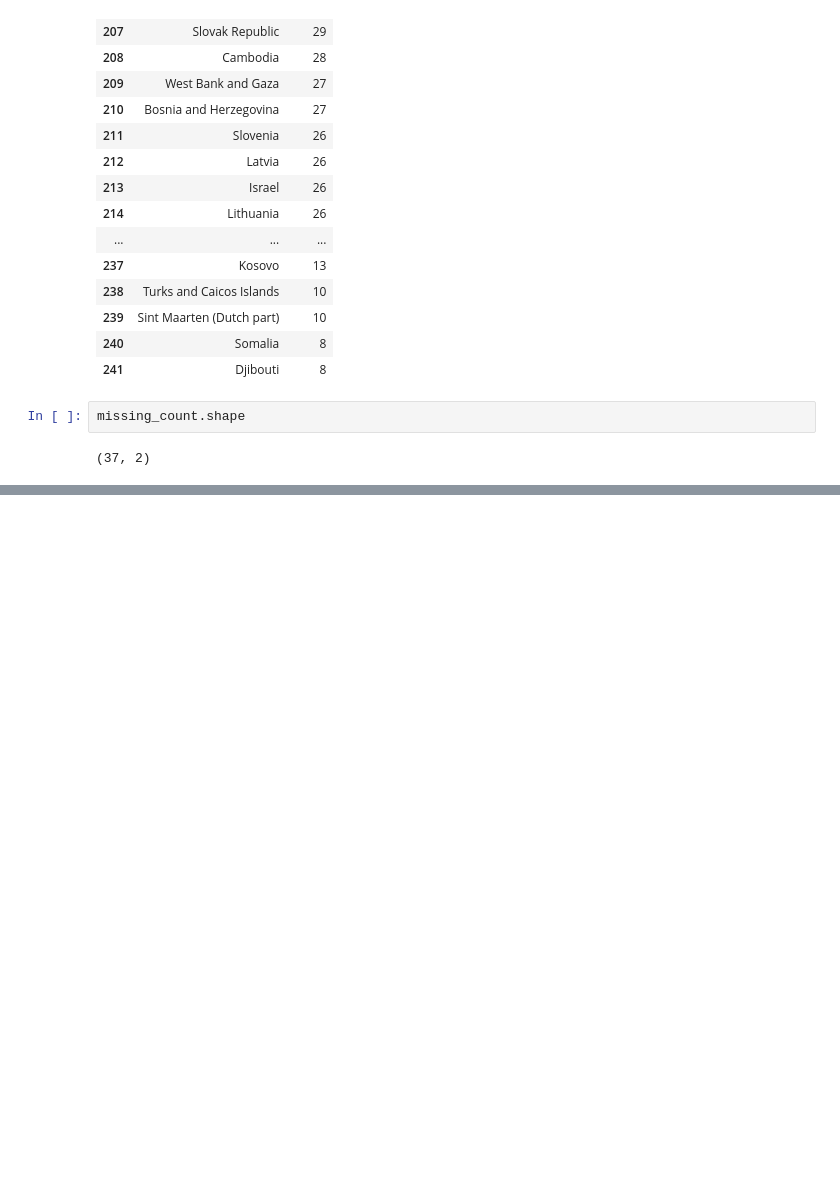
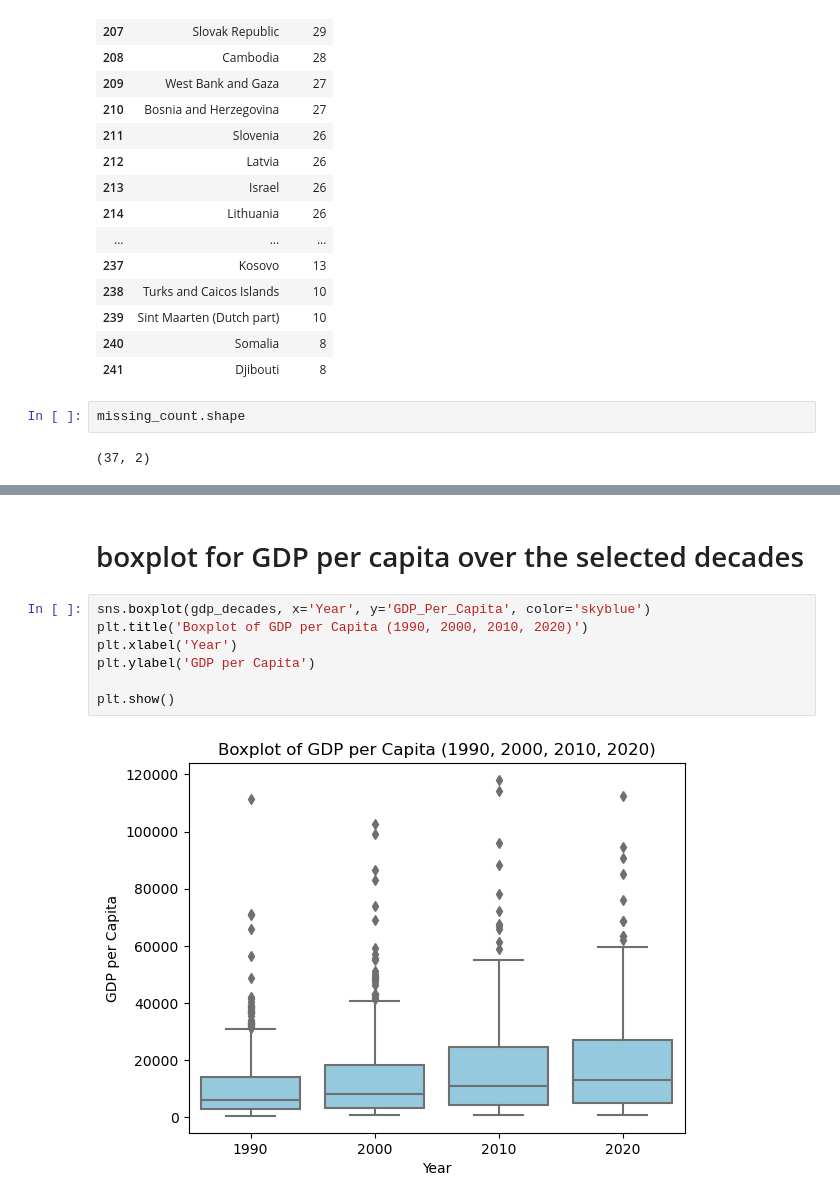
Before and after one commit to NSS-Full-Time-Data-Analytics-11/un-project-Nupurbanta, a Jupyter notebook: notebooks/un_project.ipynb, the cells around one changed output, grey strips where cells are left out. Cells and saved outputs as stored; diff of their text form; blank space fills up the shorter version.

```diff
--- a/notebooks/un_project.ipynb
+++ b/notebooks/un_project.ipynb
@@ -286,0 +291,11 @@ gdp_decades
+# %% [markdown]
+# boxplot for GDP per capita over the selected decades
+# %%
+sns.boxplot(gdp_decades, x='Year', y='GDP_Per_Capita', color='skyblue')
+plt.title('Boxplot of GDP per Capita (1990, 2000, 2010, 2020)')
+plt.xlabel('Year')
+plt.ylabel('GDP per Capita')
+
+plt.show()
+# %% [output]
+[figure, added]
```
Also changed, not shown: parts of 42 cells of this notebook.
